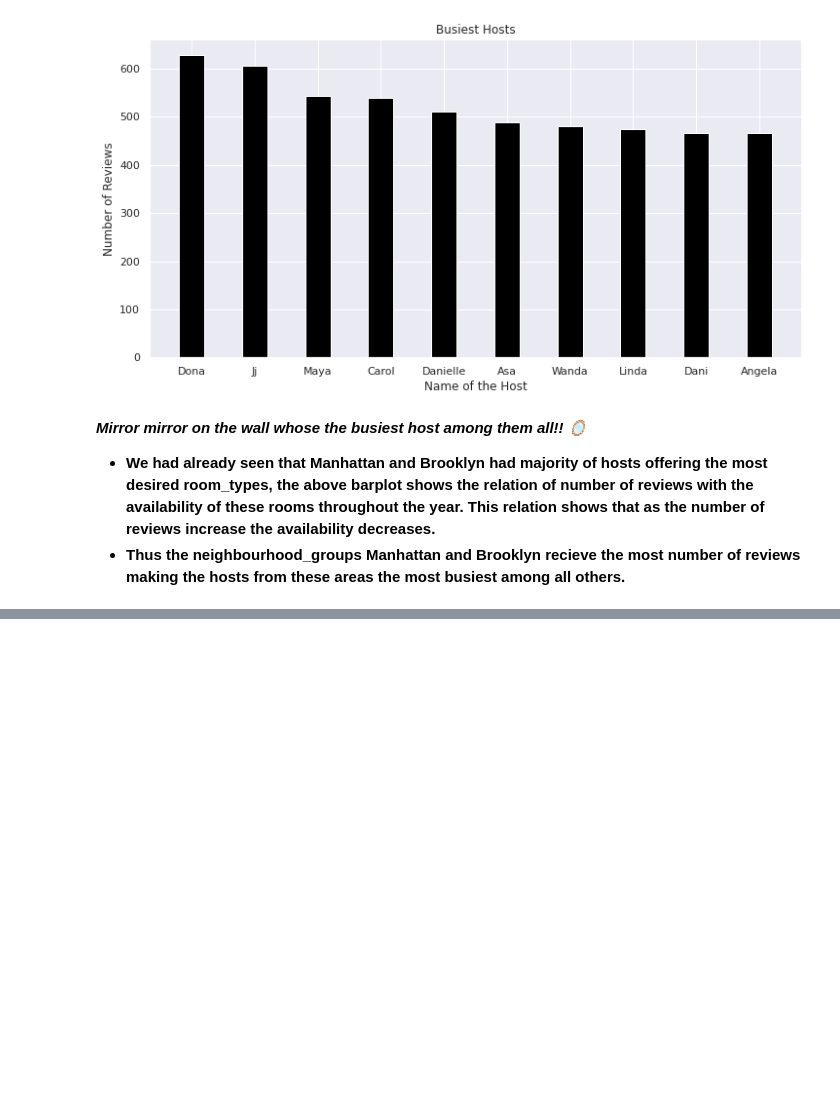
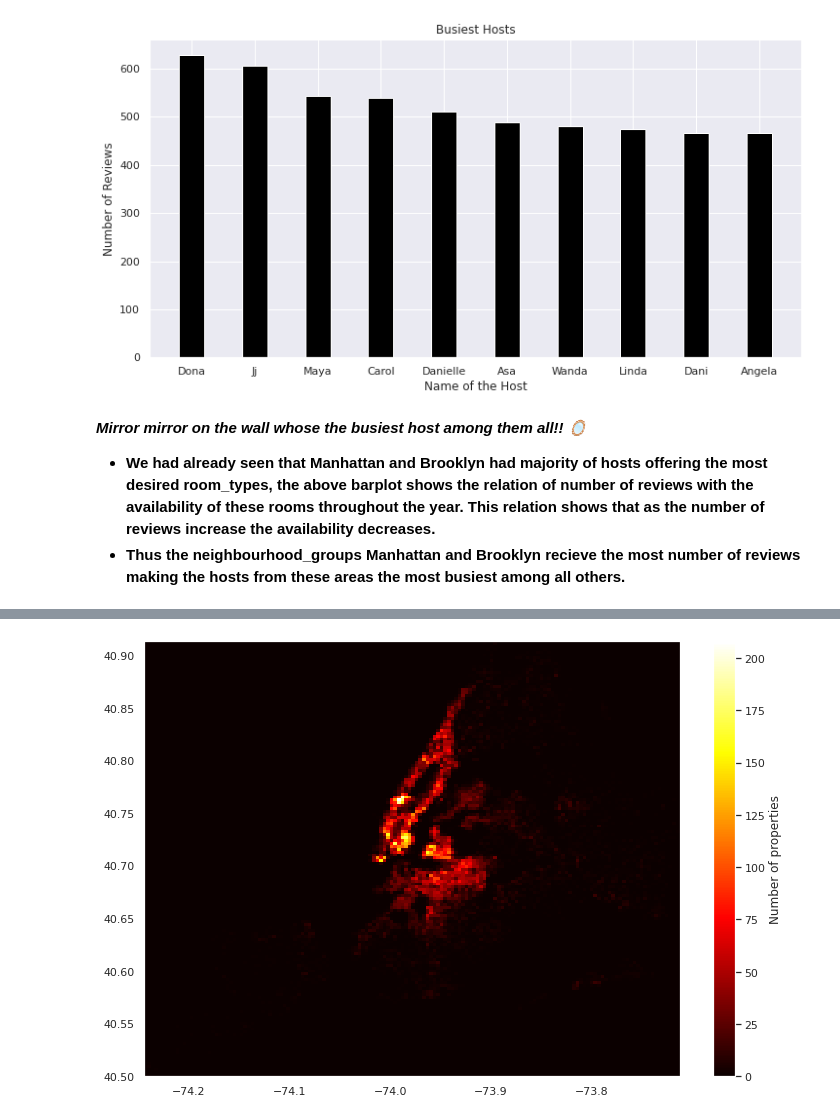
Before and after one commit to ShuklaRajni/Airbnb-Booking-Analysis, a Jupyter notebook: Airbnb_Booking_Analysis.ipynb, the cells around one changed output, grey strips where cells are left out. Cells and saved outputs as stored; diff of their text form; code cells hidden in the pictures; blank space fills up the shorter version.

```diff
--- a/Airbnb_Booking_Analysis.ipynb
+++ b/Airbnb_Booking_Analysis.ipynb
@@ -744,0 +770,6 @@ plt.show()
+# %%
+plt.figure(figsize = (12,8))
+plt.hist2d(df.longitude, df.latitude, bins=150, cmap='hot')
+plt.colorbar().set_label('Number of properties')
+# %% [output]
+[figure, added]
```
Also changed, not shown: parts of 11 cells of this notebook.
